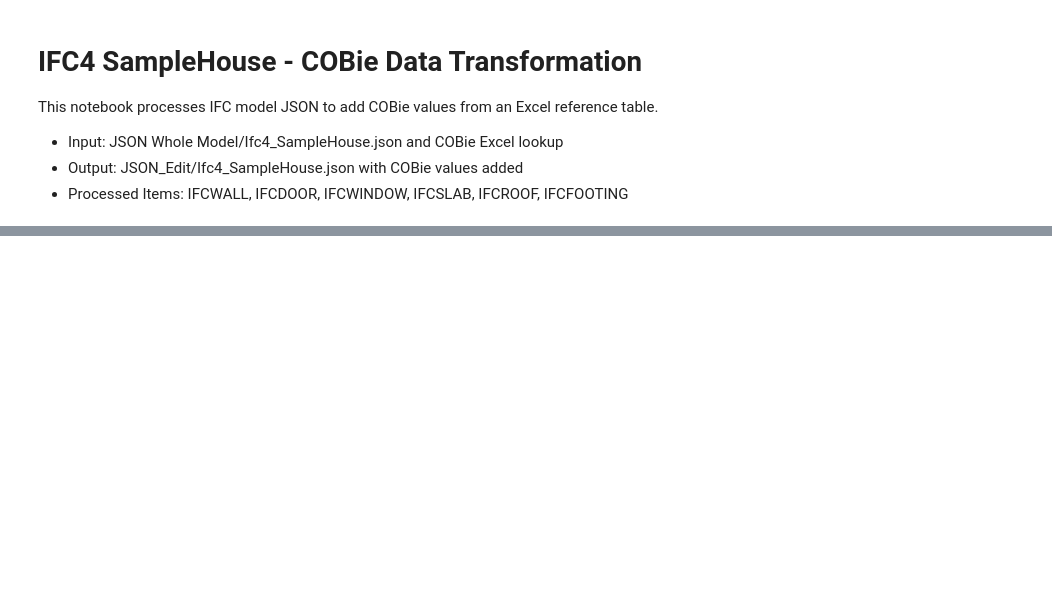
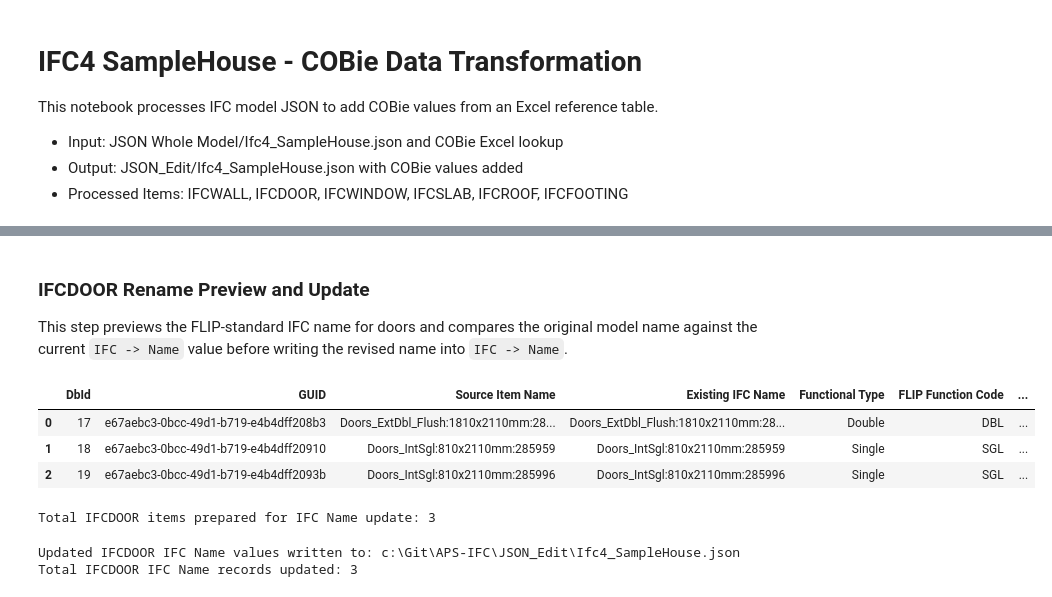
Before and after one commit to plarchi/MsC-IFC-APS, a Jupyter notebook: PyDataTransform/Ifc4_SampleHouse.ipynb, the cells around one changed output, grey strips where cells are left out. Saved outputs shown, nothing was run; the diff lists cells and outputs as text; code cells hidden in the pictures; blank space fills up the shorter version.

```diff
--- a/PyDataTransform/Ifc4_SampleHouse.ipynb
+++ b/PyDataTransform/Ifc4_SampleHouse.ipynb
@@ -361,0 +577,65 @@ Output Path: c:\Git\APS-IFC\JSON_Edit\Ifc4_SampleHouse.json
+# %% [markdown]
+### IFCDOOR Rename Preview and Update
+This step previews the FLIP-standard IFC name for doors and compares the original model name against the current `IFC -> Name` value before writing the revised name into `IFC -> Name`.
+# %%
+door_category_code, door_function_map = build_flip_function_map("Doors")
+
+door_rename_rows = []
+door_updates = []
+
+for item in working_data:
+    if not is_type_match(item, "IFCDOOR"):
+        continue
+
+    item_guid = get_item_property(item, "GUID")
+    source_item_name = original_name_by_guid.get(normalize_text(item_guid)) or original_name_by_dbid.get(item.get("DbId")) or get_item_property(item, "Name") or normalize_text(item.get("Name"))
+    existing_ifc_name = get_ifc_property(item, "Name")
+    functional_type = derive_door_function_type(source_item_name)
+    functional_lookup = door_function_map.get(functional_type.casefold(), {})
+    material_label = normalize_door_material_label(source_item_name, item)
+    revised_ifc_name = "-".join([
+        door_category_code,
+        functional_lookup.get("functional_code", "UNK"),
+        functional_lookup.get("originator", "AEC"),
+        material_label,
+    ])
+
+    door_rename_rows.append({
+        "DbId": item.get("DbId"),
+        "GUID": item_guid,
+        "Source Item Name": source_item_name,
+        "Existing IFC Name": existing_ifc_name,
+        "Functional Type": functional_type,
+        "FLIP Function Code": functional_lookup.get("functional_code", "UNK"),
+        "Door Material": material_label,
+        "Revised IFC Name": revised_ifc_name,
+    })
+    door_updates.append((item, existing_ifc_name, revised_ifc_name))
+
+door_rename_df = pd.DataFrame(door_rename_rows).sort_values(by=["Source Item Name", "DbId"], kind="stable").reset_index(drop=True)
+display(door_rename_df)
+
+print(f"Total IFCDOOR items prepared for IFC Name update: {len(door_rename_df)}")
+# %% [output]
+|  | DbId | GUID | Source Item Name | Existing IFC Name | Functional Type | FLIP Function Code | ... |
+| 0 | 17 | e67aebc3-0bcc-49d1-b719-e4b4dff208b3 | Doors_ExtDbl_Flush:1810x2110mm:28... | Doors_ExtDbl_Flush:1810x2110mm:28... | Double | DBL | ... |
+| 1 | 18 | e67aebc3-0bcc-49d1-b719-e4b4dff20910 | Doors_IntSgl:810x2110mm:285959 | Doors_IntSgl:810x2110mm:285959 | Single | SGL | ... |
+| 2 | 19 | e67aebc3-0bcc-49d1-b719-e4b4dff2093b | Doors_IntSgl:810x2110mm:285996 | Doors_IntSgl:810x2110mm:285996 | Single | SGL | ... |
+Total IFCDOOR items prepared for IFC Name update: 3
+# %%
+updated_door_count = 0
+
+for item, existing_ifc_name, revised_ifc_name in door_updates:
+    if normalize_text(existing_ifc_name) == normalize_text(revised_ifc_name):
+        continue
+    upsert_property(item, "IFC", "Name", revised_ifc_name, insert_after_display_name="COBie")
+    updated_door_count += 1
+
+with working_json_path.open("w", encoding="utf-8") as file:
+    json.dump(working_data, file, ensure_ascii=False, indent=2)
+
+print(f"Updated IFCDOOR IFC Name values written to: {working_json_path}")
+print(f"Total IFCDOOR IFC Name records updated: {updated_door_count}")
+# %% [output]
+Updated IFCDOOR IFC Name values written to: c:\Git\APS-IFC\JSON_Edit\Ifc4_SampleHouse.json
+Total IFCDOOR IFC Name records updated: 3
```
Also changed, not shown: parts of 6 cells of this notebook, 2 other files.
